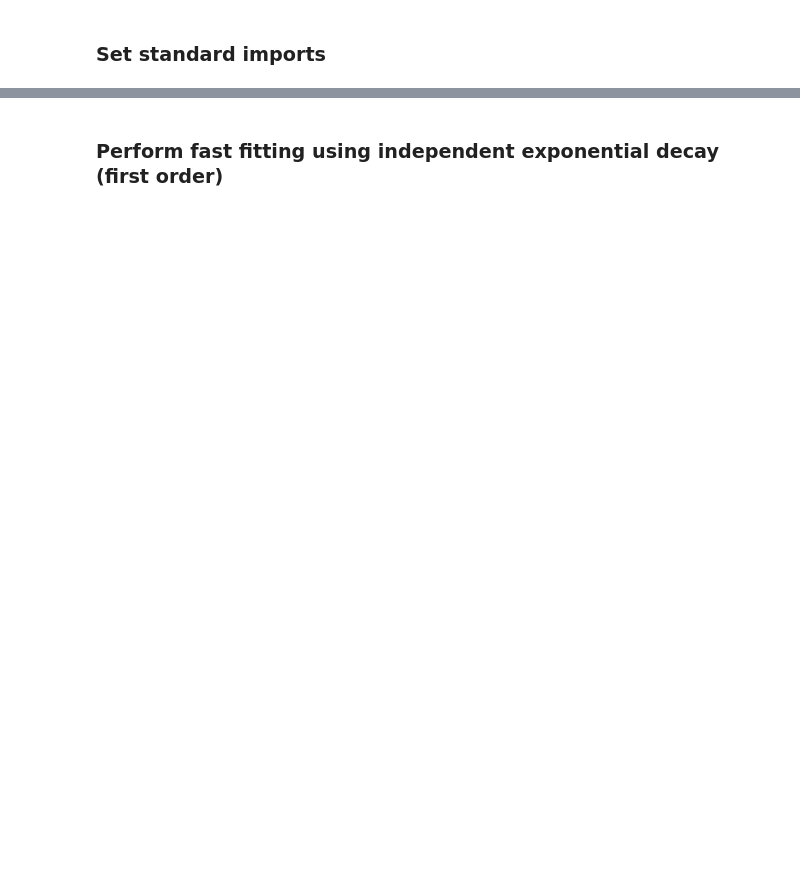
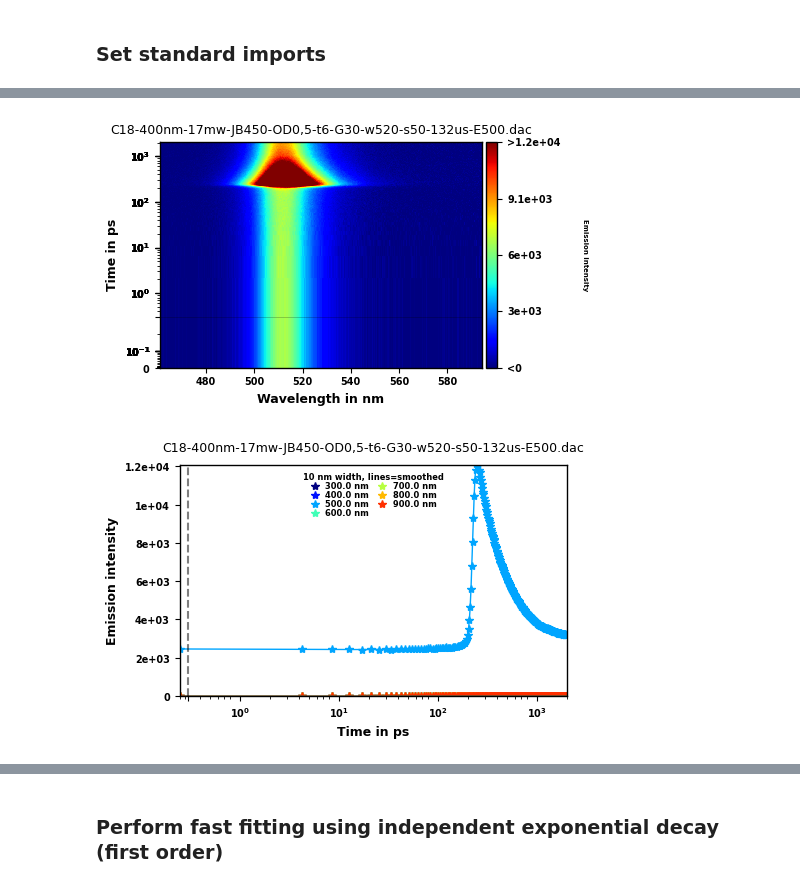
Before and after one commit to erdzeichen/KiMoPack, a Jupyter notebook: Workflow_tools/Streak_camera_analysis.ipynb, the cells around one changed output, grey strips where cells are left out. Cells and saved outputs as stored; diff of their text form; code cells hidden in the pictures; blank space fills up the shorter version.

```diff
--- a/Workflow_tools/Streak_camera_analysis.ipynb
+++ b/Workflow_tools/Streak_camera_analysis.ipynb
@@ -14,13 +26,26 @@ reload(il)
 # %%
-#ta=pf.TA('gui',conversion_function=il.streak_Lund,shift_times_by=-552)
-ta=pf.TA('FeCM02-266nm-4mw-QB390-t6-G63-w450-s150-556ms-E100.dat',conversion_function=il.streak_Lund,path='Data')
+ta=pf.TA('gui',conversion_function=il.cor_streak_lund)
+#ta=pf.TA('recent',conversion_function=il.cor_streak_lund)
+#ta=pf.TA('FeCM02-266nm-4mw-QB390-t6-G63-w450-s150-556ms-E100.dat',conversion_function=il.streak_Lund,path='Data') #use
 # %%
 # Coarse adjustment
-ta.intensity_range=[0,ta.ds.mean().describe()['75%']*2]
-ta.timelimits=[ta.ds.index.values.min(),ta.ds.index.values.max()]
-ta.Cor_Chirp(shown_window=ta.timelimits,just_shift=True,cmap=pf.cm.jet)
-if 0: # set to 1 for fine adjustment
-    shown_window=np.array([-50,50])+ta.fitcoeff[-1]
-    ta.Man_Chirp(shown_window=shown_window,just_shift=True,cmap=pf.cm.jet)
+ta.intensity_range=[0,ta.ds.mean().max()]
+if 0: # set to 1 for adjusting the zero point with a GUI
+    %matplotlib tk
+    ta.timelimits=[ta.ds.index.values.min(),ta.ds.index.values.max()]
+    ta.Cor_Chirp(shown_window=ta.timelimits,just_shift=True,cmap=pf.cm.jet)
+    if 0: # set to 1 for fine adjustment
+        shown_window=np.array([-50,50])+ta.fitcoeff[-1]
+        ta.Man_Chirp(shown_window=shown_window,just_shift=True,cmap=pf.cm.jet)
+else: #use a manual plot to select t0
+    %matplotlib inline
+    pf.halfsize=True
+    pf.changefonts()
+    ta.Plot_RAW([0,1])
+    t0=206
+    ta.Cor_Chirp(fitcoeff=[0,0,0,0,t0])
+# %% [output]
+[figure, added]
+[figure, added]
 # %%
 plt.close('all')
```
Also changed, not shown: parts of 6 cells of this notebook, 2 other files.
